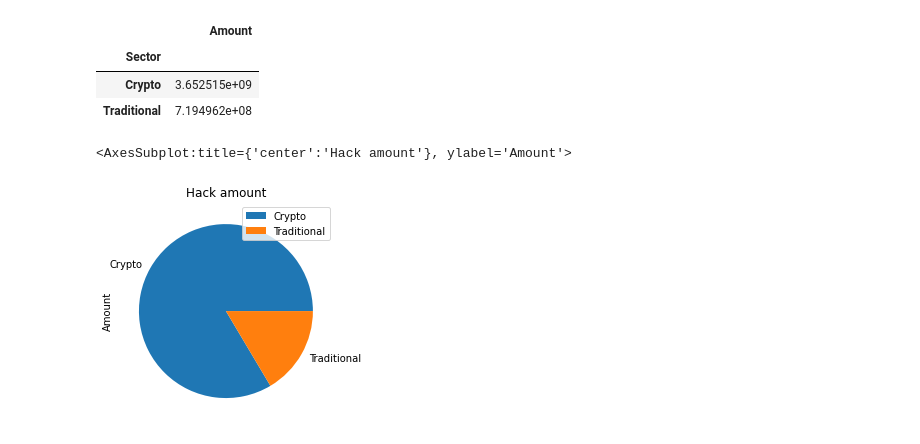
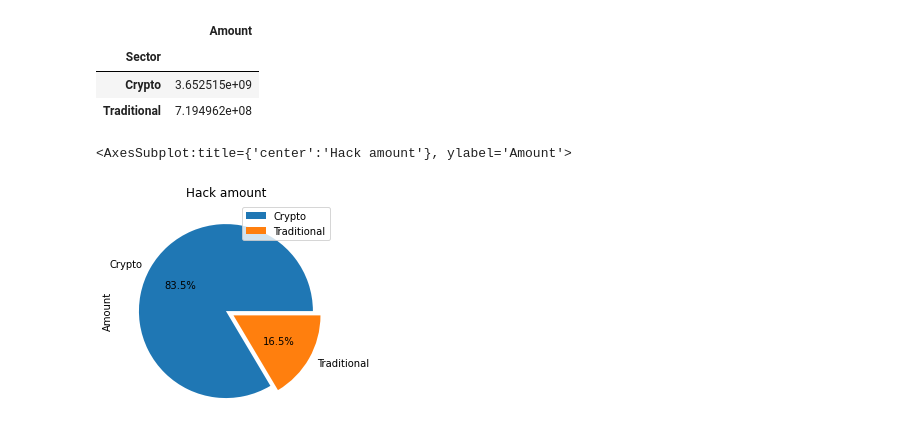
Before and after one commit to GammaHD/Project-1, a Jupyter notebook: Dataexploration.ipynb, the cells around one changed output. Cells and saved outputs as stored; diff of their text form; code cells hidden in the pictures.

```diff
--- a/Dataexploration.ipynb
+++ b/Dataexploration.ipynb
@@ -15,6 +14,9 @@ import csv
 
 Stolen_Funds_df = pd.read_csv(Path('/Users/CHD/desktop/Project-1/Resources/Stolen_Funds.csv'))
 
+Stolen_Funds_df.rename(columns={'Hacker ID': 'hackerid'},inplace=True)
+
+
 display(Stolen_Funds_df.head())
 
 display(Stolen_Funds_df.tail())
@@ -33 +35,6 @@ display(Stolen_Funds_df.tail())
 | 58 | 11/12/2022 | 477,000,000 | Bahamas | Cryptocurrency | FTX | Unknown | External Hack |
+# %%
+#Changing Lost Funds from an object to a float
+
+Stolen_Funds_df['Lost Funds'] = Stolen_Funds_df['Lost Funds'].str.replace(',','').astype(float)
+print(Stolen_Funds_df.dtypes)
@@ -72,6 +94 @@ Method        object
 dtype: object
-# %%
-# Changing Lost Funds from object to float
-
-Traditional_df['Lost Funds'] = Traditional_df['Lost Funds'].apply(lambda x: float(x.split()[0].replace(',', '')))
-print(Traditional_df.dtypes)
@@ -131,6 +135 @@ Method        object
 dtype: object
-# %%
-# Changing Lost Funds from object to float
-
-Cryptocurrency_df['Lost Funds'] = Cryptocurrency_df['Lost Funds'].apply(lambda x: float(x.split()[0].replace(',', '')))
-print(Cryptocurrency_df.dtypes)
@@ -169,7 +155,9 @@ display(Total_df)
 | Crypto | 3.652515e+09 |
 | Traditional | 7.194962e+08 |
 # %%
-Total_df.plot.pie(y='Amount',title="Hack amount")
+explode = (0,0.1)
+
+Total_df.plot.pie(y='Amount',title="Hack amount", autopct = '%0.1f%%', explode = explode)
 # %% [output]
 <AxesSubplot:title={'center':'Hack amount'}, ylabel='Amount'>
-[figure, old version]
+[figure, new version]
```
Also changed, not shown: parts of 17 cells of this notebook, 3 other files.
